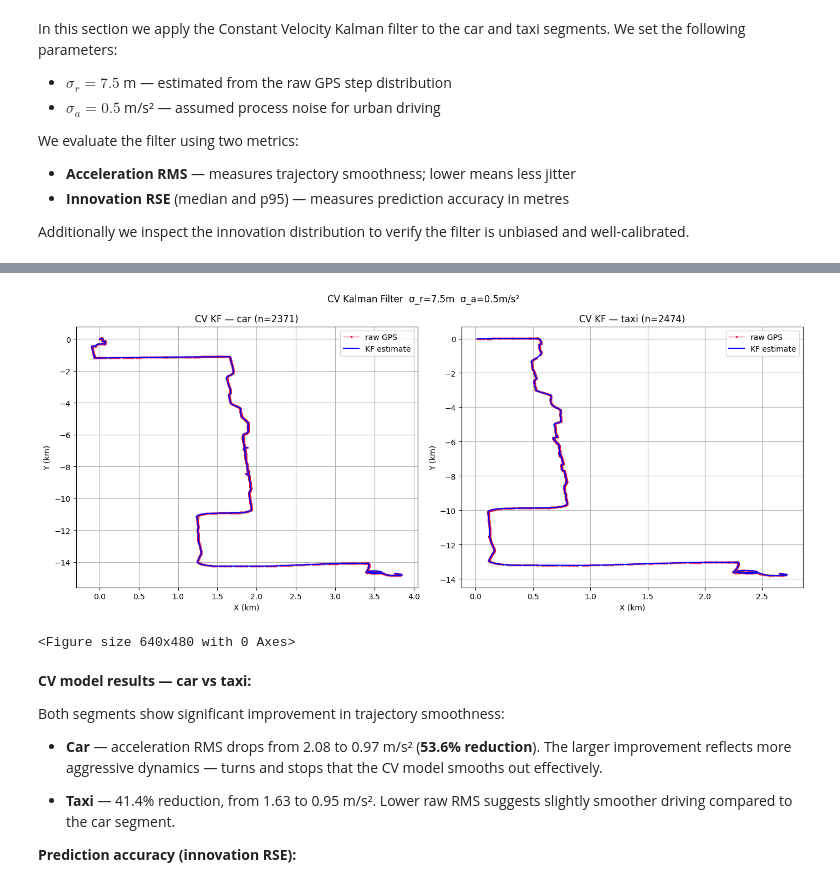
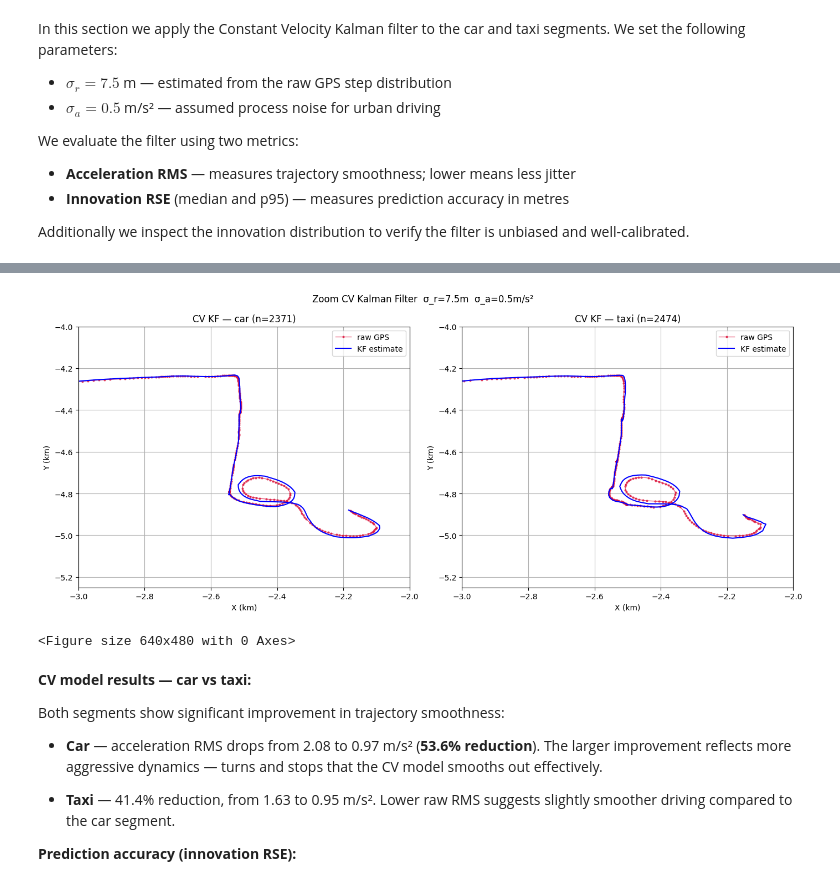
Before and after one commit to RoumenNikolov/kalman-filter-trajectories, a Jupyter notebook: 01. Kalman Filter for GPS Theory and Model.ipynb, the cells around one changed output, grey strips where cells are left out. Saved outputs shown, nothing was run; the diff lists cells and outputs as text; code cells hidden in the pictures.

```diff
--- a/01. Kalman Filter for GPS Theory and Model.ipynb
+++ b/01. Kalman Filter for GPS Theory and Model.ipynb
@@ -724,5 +702,0 @@ plot_raw_trajectory(car_seg)
-# %%
-# 3 taxi segment
-taxi_segs = [s for s in all_segments if s['mode'] == 'taxi'][:3]
-for s in taxi_segs:
-    plot_raw_trajectory(s)
@@ -877,3 +839,14 @@ def run_kf_cv(seg, sigma_r=7.5, sigma_a=0.5):
+# %%
+def run_kf_cv(seg, sigma_r=7.5, sigma_a=0.5):
+    return run_kf(seg,
+                  F0       = F_cv(1.0),
+                  Q0       = Q_cv(1.0, sigma_a),
+                  H        = H_pos(n=4),
+                  R        = R_pos(sigma_r),
+                  F_builder= F_cv,
+                  Q_builder= lambda dt: Q_cv(dt, sigma_a),
+                  n        = 4,
+                  sigma_r  = sigma_r)
 # %%
 def extract_xy_from_history(points_hist):
     points_arr = points_hist.squeeze()
@@ -983,31 +956,33 @@ for name, m in [('car', m_car), ('taxi', m_taxi)]:
 # %%
-car_s, car_z   = car_cv_logger.get_stat(["s", "z"])
-car_kx, car_ky = extract_xy_from_history(car_s)
-car_x_meas, car_y_meas = extract_xy_from_history(car_z)
+car_s_cv, car_z_cv   = car_cv_logger.get_stat(["s", "z"])
+car_kx_cv, car_ky_cv = extract_xy_from_history(car_s_cv)
+car_x_meas_cv, car_y_meas_cv = extract_xy_from_history(car_z_cv)
 
-taxi_s, taxi_z = taxi_cv_logger.get_stat(["s", "z"])
-taxi_kx, taxi_ky = extract_xy_from_history(taxi_s)
-taxi_x_meas, taxi_y_meas = extract_xy_from_history(taxi_z)
+taxi_s_cv, taxi_z_cv = taxi_cv_logger.get_stat(["s", "z"])
+taxi_kx_cv, taxi_ky_cv = extract_xy_from_history(taxi_s_cv)
+taxi_x_meas_cv, taxi_y_meas_cv = extract_xy_from_history(taxi_z_cv)
 
-fig, axes = plt.subplots(1, 2, figsize=(14, 6))
+fig_cv, axes_cv = plt.subplots(1, 2, figsize=(14, 6))
 
-plot_trajectory(car_x_meas,  car_y_meas,  car_kx,  car_ky,
-                title=f"CV KF — {car_seg['mode']} (n={len(car_x_meas)})",
-                ax=axes[0])
-plot_trajectory(taxi_x_meas, taxi_y_meas, taxi_kx, taxi_ky,
-                title=f"CV KF — {taxi_seg['mode']} (n={len(taxi_x_meas)})",
-                ax=axes[1])
+zoom = (-3.0,-2.0,-5.25, -4.0)
 
-plt.suptitle("CV Kalman Filter  σ_r=7.5m  σ_a=0.5m/s²")
+plot_trajectory(car_x_meas_cv,  car_y_meas_cv,  car_kx_cv,  car_ky_cv,
+                title=f"CV KF — {car_seg['mode']} (n={len(car_x_meas_cv)})",
+                ax=axes_cv[0],  zoom = zoom)
+plot_trajectory(taxi_x_meas_cv, taxi_y_meas_cv, taxi_kx_cv, taxi_ky_cv,
+                title=f"CV KF — {taxi_seg['mode']} (n={len(taxi_x_meas_cv)})",
+                ax=axes_cv[1],  zoom = zoom)
+
+plt.suptitle("Zoom CV Kalman Filter  σ_r=7.5m  σ_a=0.5m/s²")
 plt.tight_layout()
 plt.show()
 
 
-plt.suptitle("CV Kalman Filter  σ_r=7.5m  σ_a=0.5m/s²")
+plt.suptitle("Zoom CV Kalman Filter  σ_r=7.5m  σ_a=0.5m/s²")
 plt.tight_layout()
 plt.show()
 # %% [output]
-[figure, old version]
+[figure, new version]
 <Figure size 640x480 with 0 Axes>
 # %% [markdown]
 **CV model results — car vs taxi:**
```
Also changed, not shown: parts of 80 cells of this notebook, 2 other files.
